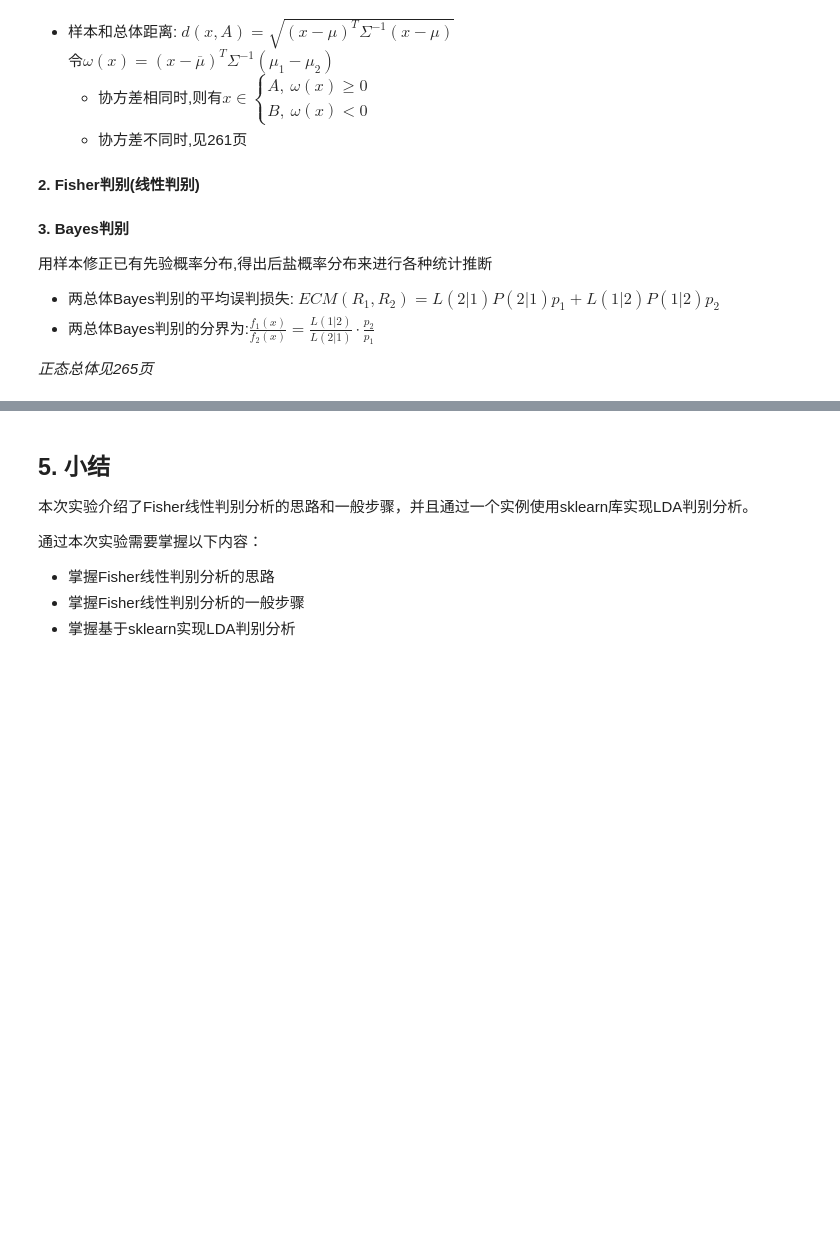
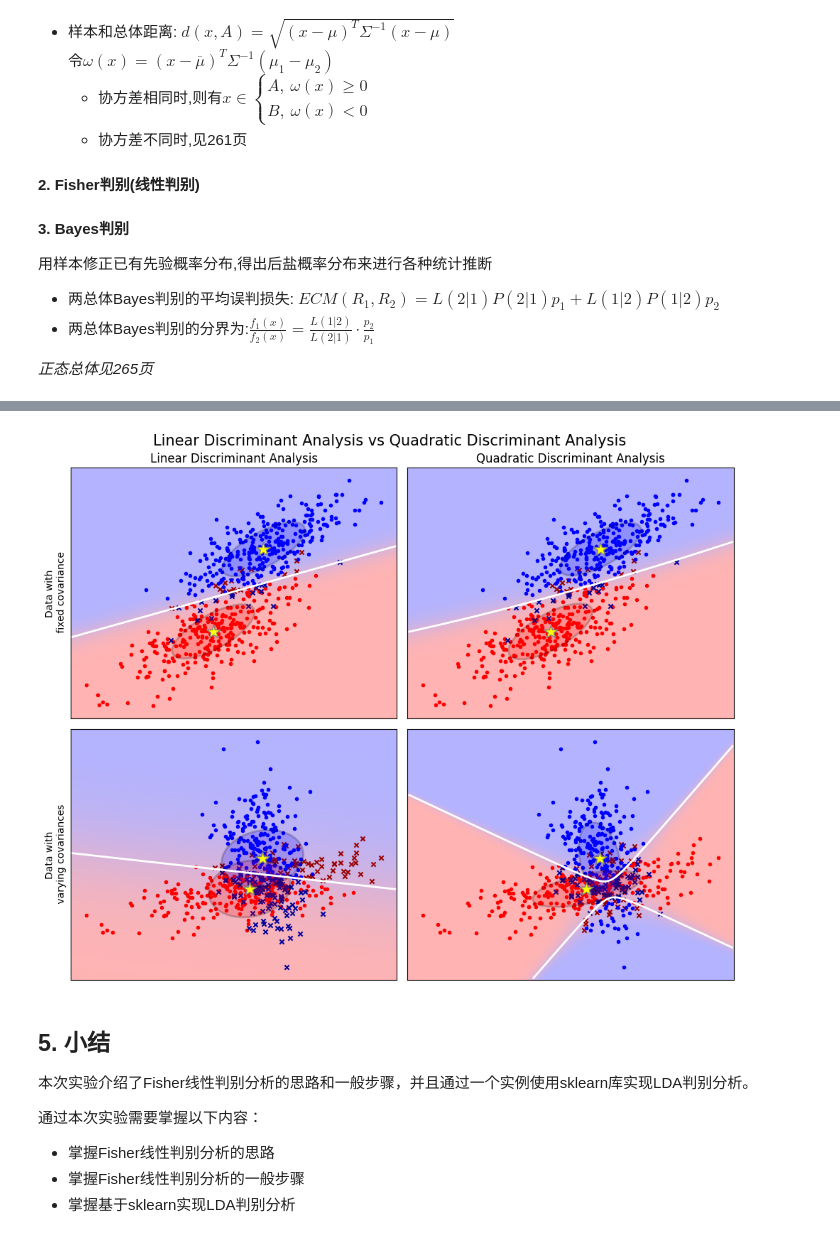
Before and after one commit to yohoten/MMAA-Py, a Jupyter notebook: notebooks/07.基于线性判别分析的分类预测.ipynb, the cells around one changed output, grey strips where cells are left out. Cells and saved outputs as stored; diff of their text form; code cells hidden in the pictures; blank space fills up the shorter version.

```diff
--- a/notebooks/07.基于线性判别分析的分类预测.ipynb
+++ b/notebooks/07.基于线性判别分析的分类预测.ipynb
@@ -425,7 +433,17 @@ cmap = colors.LinearSegmentedColormap(
     {'red': [(0, 1, 1), (1, 0.7, 0.7)],
      'green': [(0, 0.7, 0.7), (1, 0.7, 0.7)],
      'blue': [(0, 0.7, 0.7), (1, 1, 1)]})
-plt.cm.register_cmap(cmap=cmap)
+
+# 兼容新旧 Matplotlib，并避免重复注册报错
+try:
+    if 'red_blue_classes' not in mpl.colormaps:
+        mpl.colormaps.register(cmap=cmap)
+except AttributeError:
+    # 旧版 Matplotlib 回退
+    try:
+        plt.cm.register_cmap(cmap=cmap)
+    except ValueError:
+        pass
 
 
 # #############################################################################
@@ -507,9 +525,16 @@ def plot_ellipse(splot, mean, cov, color):
     angle = np.arctan(u[1] / u[0])
     angle = 180 * angle / np.pi  # convert to degrees
     # filled Gaussian at 2 standard deviation
-    ell = mpl.patches.Ellipse(mean, 2 * v[0] ** 0.5, 2 * v[1] ** 0.5,
-                              180 + angle, facecolor=color,
-                              edgecolor='black', linewidth=2)
+    # 注意：Matplotlib 3.8+ 中 angle 为仅关键字参数
+    ell = mpl.patches.Ellipse(
+        xy=mean,
+        width=2 * v[0] ** 0.5,
+        height=2 * v[1] ** 0.5,
+        angle=180 + angle,
+        facecolor=color,
+        edgecolor='black',
+        linewidth=2,
+    )
     ell.set_clip_box(splot.bbox)
     ell.set_alpha(0.2)
     splot.add_artist(ell)
@@ -520,33 +545,35 @@ def plot_ellipse(splot, mean, cov, color):
 def plot_lda_cov(lda, splot):
     plot_ellipse(splot, lda.means_[0], lda.covariance_, 'red')
     plot_ellipse(splot, lda.means_[1], lda.covariance_, 'blue')
 
 
 def plot_qda_cov(qda, splot):
     plot_ellipse(splot, qda.means_[0], qda.covariance_[0], 'red')
     plot_ellipse(splot, qda.means_[1], qda.covariance_[1], 'blue')
 
 
 plt.figure(figsize=(10, 8), facecolor='white')
 plt.suptitle('Linear Discriminant Analysis vs Quadratic Discriminant Analysis',
              y=0.98, fontsize=15)
 for i, (X, y) in enumerate([dataset_fixed_cov(), dataset_cov()]):
     # Linear Discriminant Analysis
     lda = LinearDiscriminantAnalysis(solver="svd", store_covariance=True)
     y_pred = lda.fit(X, y).predict(X)
     splot = plot_data(lda, X, y, y_pred, fig_index=2 * i + 1)
     plot_lda_cov(lda, splot)
     plt.axis('tight')
 
     # Quadratic Discriminant Analysis
     qda = QuadraticDiscriminantAnalysis(store_covariance=True)
     y_pred = qda.fit(X, y).predict(X)
     splot = plot_data(qda, X, y, y_pred, fig_index=2 * i + 2)
     plot_qda_cov(qda, splot)
     plt.axis('tight')
 plt.tight_layout()
 plt.subplots_adjust(top=0.92)
 plt.show()
+# %% [output]
+[figure, added]
 # %% [markdown]
 ## 5. 小结
 
```
Also changed, not shown: parts of 6 cells of this notebook, 12 other files.
